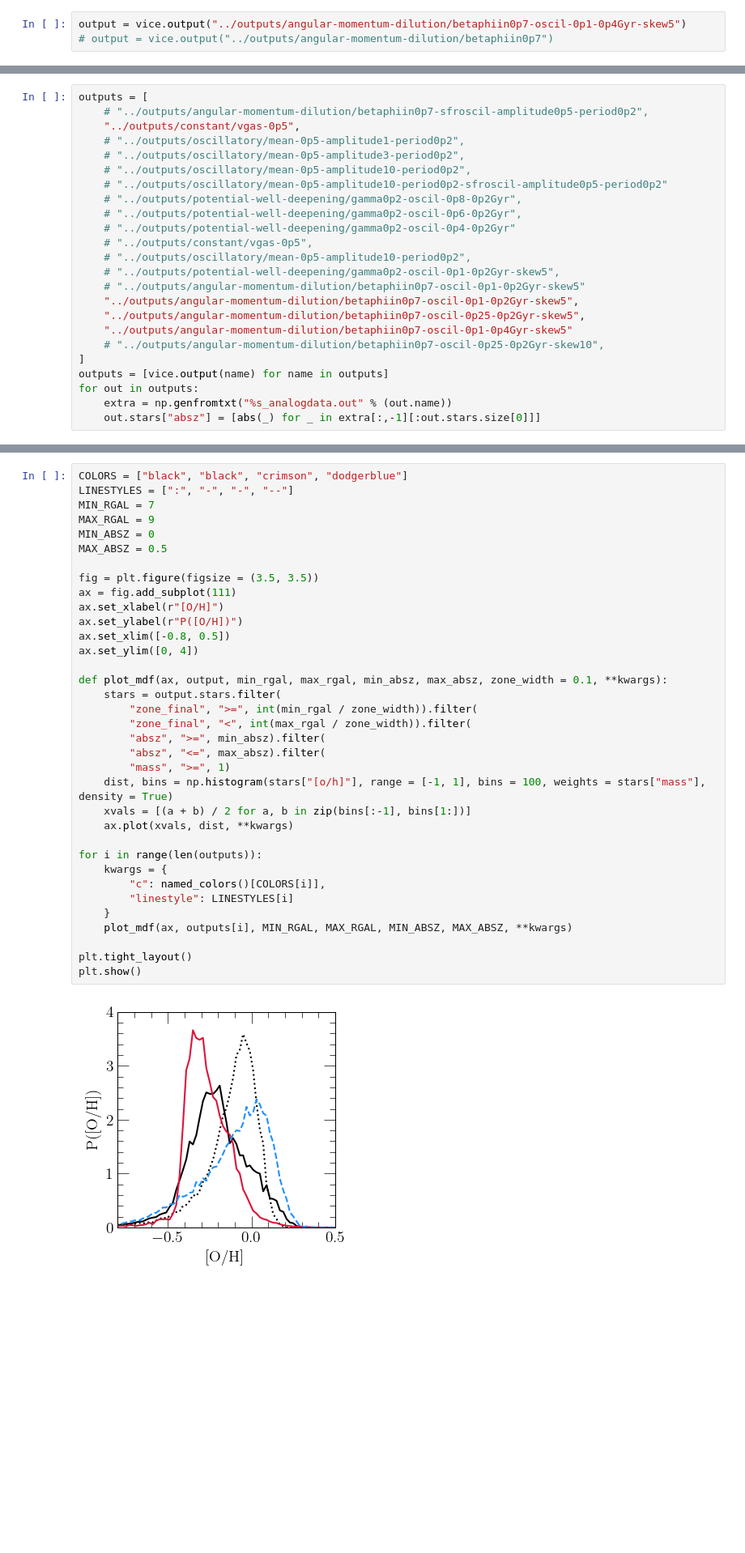
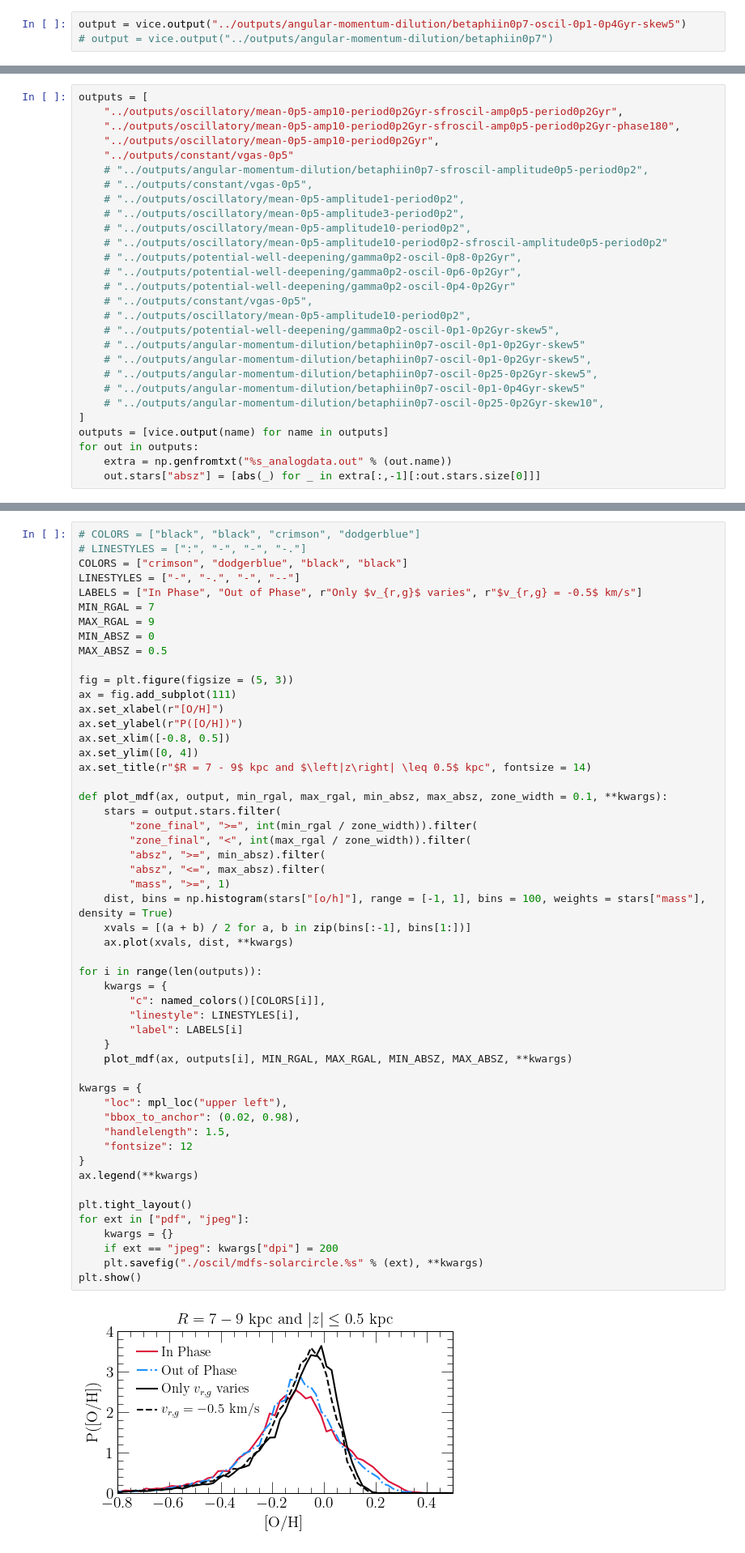
Before and after one commit to giganano/radial-flows, a Jupyter notebook: notebooks/oscil.ipynb, the cells around one changed output, grey strips where cells are left out. Shown at 81% size. Saved outputs shown, nothing was run; the diff lists cells and outputs as text; blank space fills up the shorter version.

```diff
--- a/notebooks/oscil.ipynb
+++ b/notebooks/oscil.ipynb
@@ -72,8 +72,12 @@ plt.show()
 [figure]
 # %%
 outputs = [
+    "../outputs/oscillatory/mean-0p5-amp10-period0p2Gyr-sfroscil-amp0p5-period0p2Gyr",
+    "../outputs/oscillatory/mean-0p5-amp10-period0p2Gyr-sfroscil-amp0p5-period0p2Gyr-phase180",
+    "../outputs/oscillatory/mean-0p5-amp10-period0p2Gyr",
+    "../outputs/constant/vgas-0p5"
     # "../outputs/angular-momentum-dilution/betaphiin0p7-sfroscil-amplitude0p5-period0p2",
-    "../outputs/constant/vgas-0p5",
+    # "../outputs/constant/vgas-0p5",
     # "../outputs/oscillatory/mean-0p5-amplitude1-period0p2",
     # "../outputs/oscillatory/mean-0p5-amplitude3-period0p2",
     # "../outputs/oscillatory/mean-0p5-amplitude10-period0p2",
@@ -85,9 +89,9 @@ outputs = [
     # "../outputs/oscillatory/mean-0p5-amplitude10-period0p2",
     # "../outputs/potential-well-deepening/gamma0p2-oscil-0p1-0p2Gyr-skew5",
     # "../outputs/angular-momentum-dilution/betaphiin0p7-oscil-0p1-0p2Gyr-skew5"
-    "../outputs/angular-momentum-dilution/betaphiin0p7-oscil-0p1-0p2Gyr-skew5",
-    "../outputs/angular-momentum-dilution/betaphiin0p7-oscil-0p25-0p2Gyr-skew5",
-    "../outputs/angular-momentum-dilution/betaphiin0p7-oscil-0p1-0p4Gyr-skew5"
+    # "../outputs/angular-momentum-dilution/betaphiin0p7-oscil-0p1-0p2Gyr-skew5",
+    # "../outputs/angular-momentum-dilution/betaphiin0p7-oscil-0p25-0p2Gyr-skew5",
+    # "../outputs/angular-momentum-dilution/betaphiin0p7-oscil-0p1-0p4Gyr-skew5"
     # "../outputs/angular-momentum-dilution/betaphiin0p7-oscil-0p25-0p2Gyr-skew10",
 ]
 outputs = [vice.output(name) for name in outputs]
@@ -156,37 +170,54 @@ plt.show()
 # %%
-COLORS = ["black", "black", "crimson", "dodgerblue"]
-LINESTYLES = [":", "-", "-", "--"]
+# COLORS = ["black", "black", "crimson", "dodgerblue"]
+# LINESTYLES = [":", "-", "-", "-."]
+COLORS = ["crimson", "dodgerblue", "black", "black"]
+LINESTYLES = ["-", "-.", "-", "--"]
+LABELS = ["In Phase", "Out of Phase", r"Only $v_{r,g}$ varies", r"$v_{r,g} = -0.5$ km/s"]
 MIN_RGAL = 7
 MAX_RGAL = 9
 MIN_ABSZ = 0
 MAX_ABSZ = 0.5
 
-fig = plt.figure(figsize = (3.5, 3.5))
+fig = plt.figure(figsize = (5, 3))
 ax = fig.add_subplot(111)
 ax.set_xlabel(r"[O/H]")
 ax.set_ylabel(r"P([O/H])")
 ax.set_xlim([-0.8, 0.5])
 ax.set_ylim([0, 4])
+ax.set_title(r"$R = 7 - 9$ kpc and $\left|z\right| \leq 0.5$ kpc", fontsize = 14)
 
 def plot_mdf(ax, output, min_rgal, max_rgal, min_absz, max_absz, zone_width = 0.1, **kwargs):
     stars = output.stars.filter(
         "zone_final", ">=", int(min_rgal / zone_width)).filter(
         "zone_final", "<", int(max_rgal / zone_width)).filter(
         "absz", ">=", min_absz).filter(
         "absz", "<=", max_absz).filter(
         "mass", ">=", 1)
     dist, bins = np.histogram(stars["[o/h]"], range = [-1, 1], bins = 100, weights = stars["mass"], density = True)
     xvals = [(a + b) / 2 for a, b in zip(bins[:-1], bins[1:])]
     ax.plot(xvals, dist, **kwargs)
 
 for i in range(len(outputs)):
     kwargs = {
         "c": named_colors()[COLORS[i]],
-        "linestyle": LINESTYLES[i]
+        "linestyle": LINESTYLES[i],
+        "label": LABELS[i]
     }
     plot_mdf(ax, outputs[i], MIN_RGAL, MAX_RGAL, MIN_ABSZ, MAX_ABSZ, **kwargs)
 
+kwargs = {
+    "loc": mpl_loc("upper left"),
+    "bbox_to_anchor": (0.02, 0.98),
+    "handlelength": 1.5,
+    "fontsize": 12
+}
+ax.legend(**kwargs)
+
 plt.tight_layout()
+for ext in ["pdf", "jpeg"]:
+    kwargs = {}
+    if ext == "jpeg": kwargs["dpi"] = 200
+    plt.savefig("./oscil/mdfs-solarcircle.%s" % (ext), **kwargs)
 plt.show()
 # %% [output]
-[figure, old version]
+[figure, new version]
```
Also changed, not shown: parts of 1 cell of this notebook, 9 other files.
